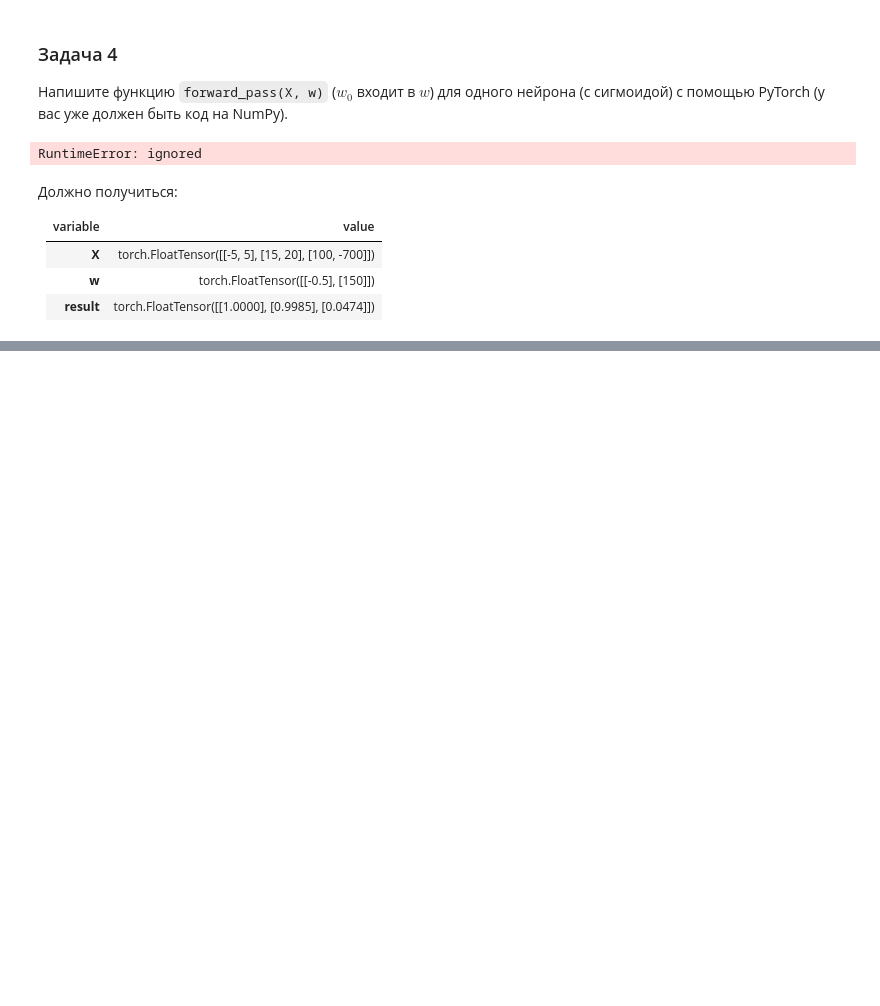
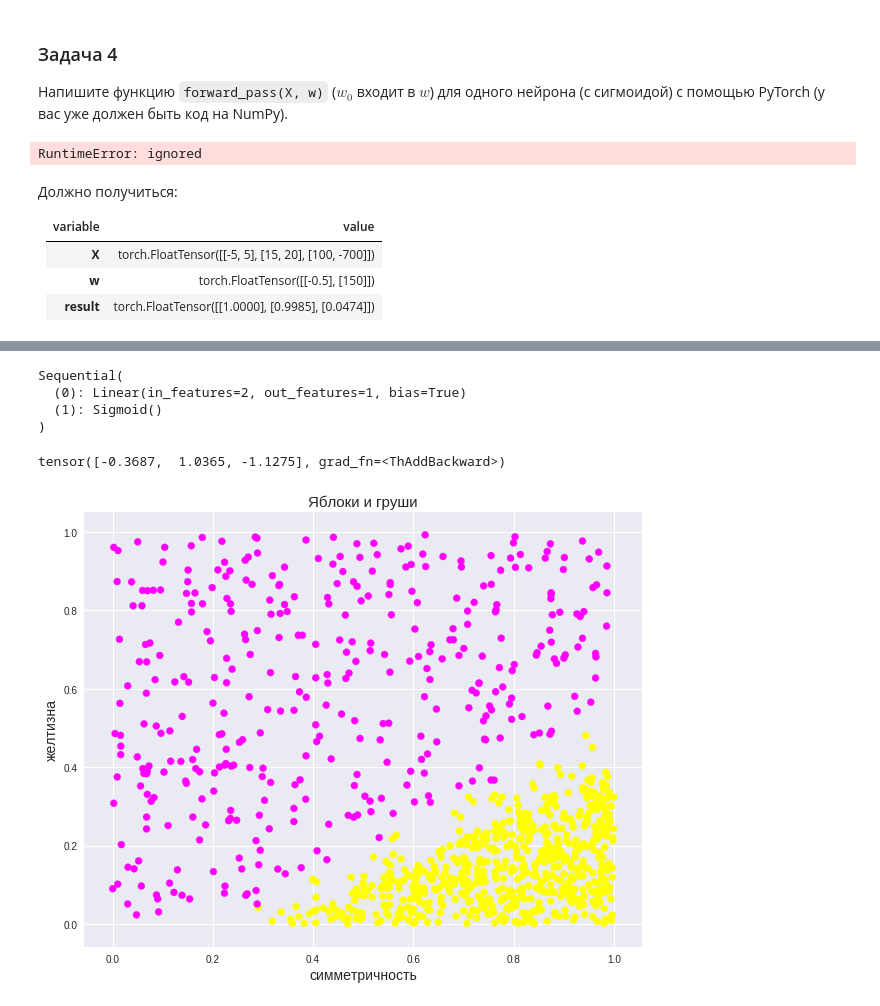
Before and after one commit to zqiaohe/trash, a Jupyter notebook: День1.ipynb, the cells around one changed output, grey strips where cells are left out. Saved outputs shown, nothing was run; the diff lists cells and outputs as text; code cells hidden in the pictures; blank space fills up the shorter version.

Commit message:
neuron

```diff
--- a/День1.ipynb
+++ b/День1.ipynb
@@ -366,0 +403,3 @@ RuntimeError: ignored
+# %%
+X = data.iloc[:,:2].values  # матрица объекты-признаки
+y = data['target'].values.reshape((-1, 1))  # классы (столбец из нулей и единиц)
@@ -366,0 +415,31 @@ RuntimeError: ignored
+# %%
+num_features = X.shape[1]
+
+neuron = torch.nn.Sequential(
+    Linear(num_features, out_features=1),
+    Sigmoid()
+)
+# %%
+neuron
+# %% [output]
+Sequential(
+  (0): Linear(in_features=2, out_features=1, bias=True)
+  (1): Sigmoid()
+)
+# %%
+neuron(torch.autograd.Variable(torch.FloatTensor([1, 1])))
+# %% [output]
+tensor([-0.3687,  1.0365, -1.1275], grad_fn=<ThAddBackward>)
+# %%
+proba_pred = neuron(torch.autograd.Variable(torch.FloatTensor(X)))
+y_pred = proba_pred > 0.5
+y_pred = y_pred.data.numpy().reshape(-1)
+# %%
+plt.figure(figsize=(10, 8))
+plt.scatter(data.iloc[:, 0], data.iloc[:, 1], c=y_pred, cmap='spring')
+plt.title('Яблоки и груши', fontsize=15)
+plt.xlabel('симметричность', fontsize=14)
+plt.ylabel('желтизна', fontsize=14)
+plt.show();
+# %% [output]
+[figure, added]
```
Also changed, not shown: parts of 33 cells of this notebook.
